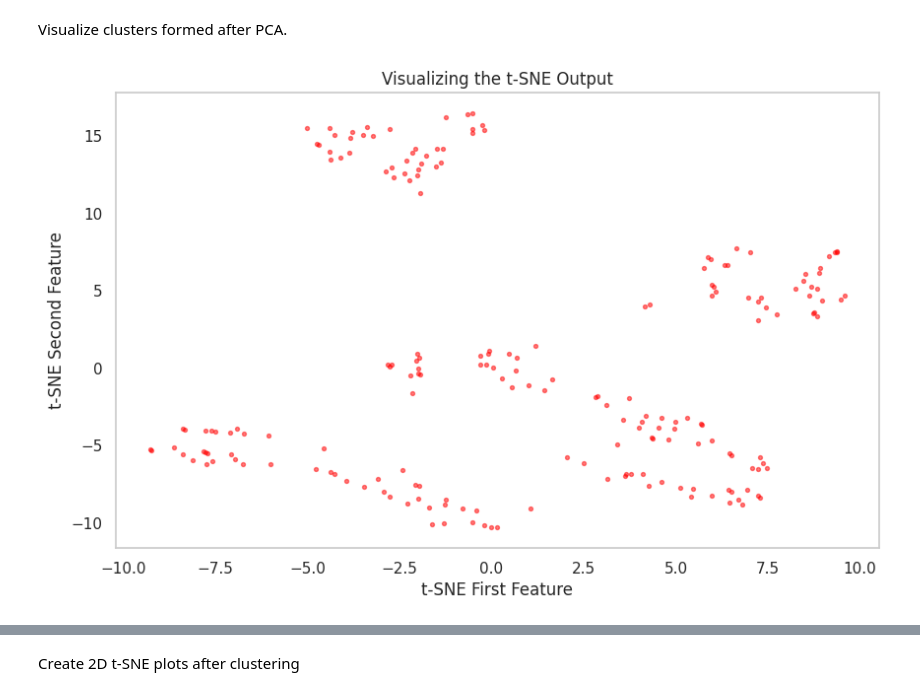
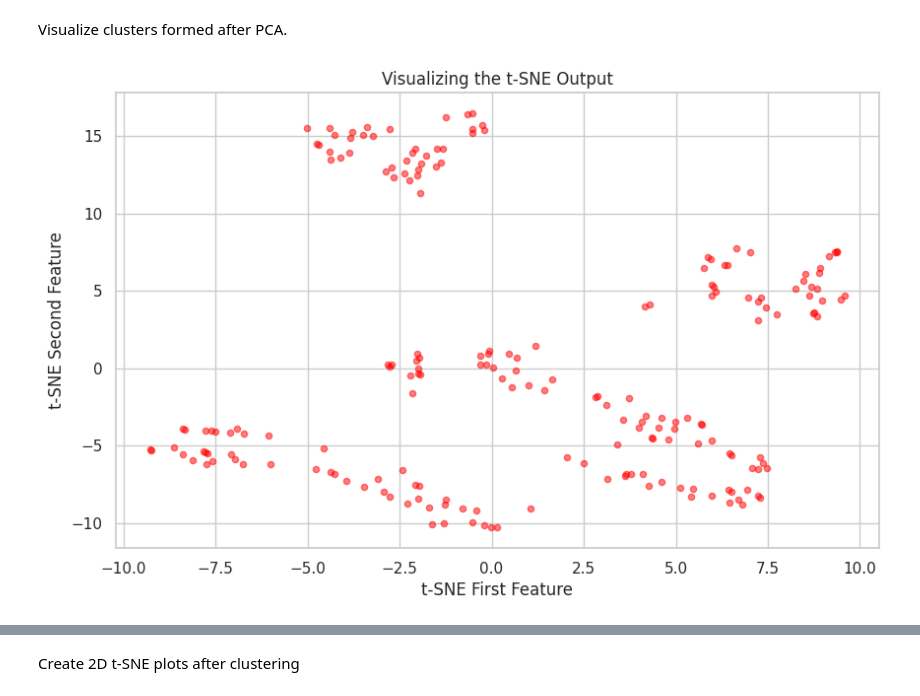
Before and after one commit to Bira0/GroupB, a Jupyter notebook: Mall_Customers.ipynb, the cells around one changed output, grey strips where cells are left out. Saved outputs shown, nothing was run; the diff lists cells and outputs as text; code cells hidden in the pictures.

```diff
--- a/Mall_Customers.ipynb
+++ b/Mall_Customers.ipynb
@@ -266,11 +268,11 @@ X_tsne = tsne.fit_transform(X_pca)
 Visualize clusters formed after PCA.
 # %%
 plt.figure(figsize=(10, 6))
-plt.scatter(X_tsne[:, 0], X_tsne[:, 1], s=8, alpha=0.5, c='red')
+plt.scatter(X_tsne[:, 0], X_tsne[:, 1], s=20, alpha=0.5, c='red')
 plt.title("Visualizing the t-SNE Output")
 plt.xlabel("t-SNE First Feature")
 plt.ylabel("t-SNE Second Feature")
-plt.grid(False)
+plt.grid(True)
 plt.show()
 # %% [output]
-[figure, old version]
+[figure, new version]
```
Also changed, not shown: parts of 38 cells of this notebook.
